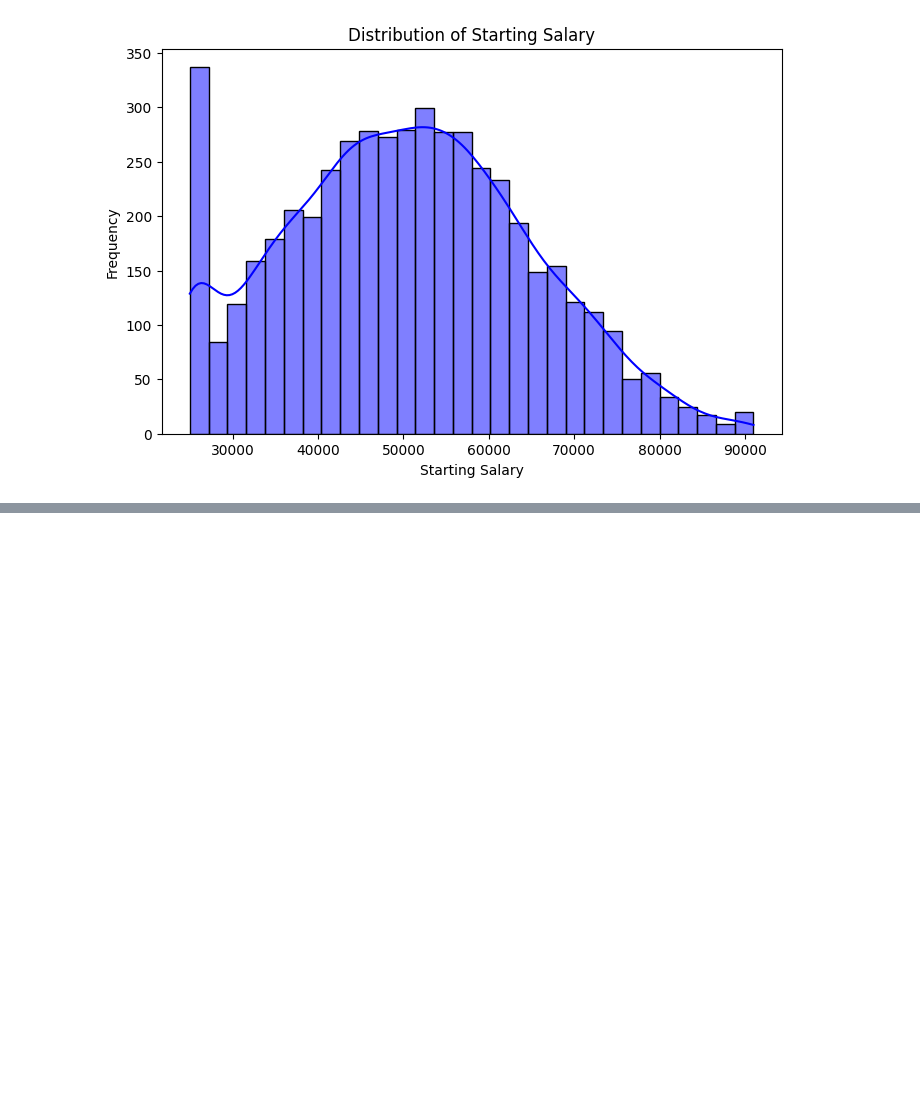
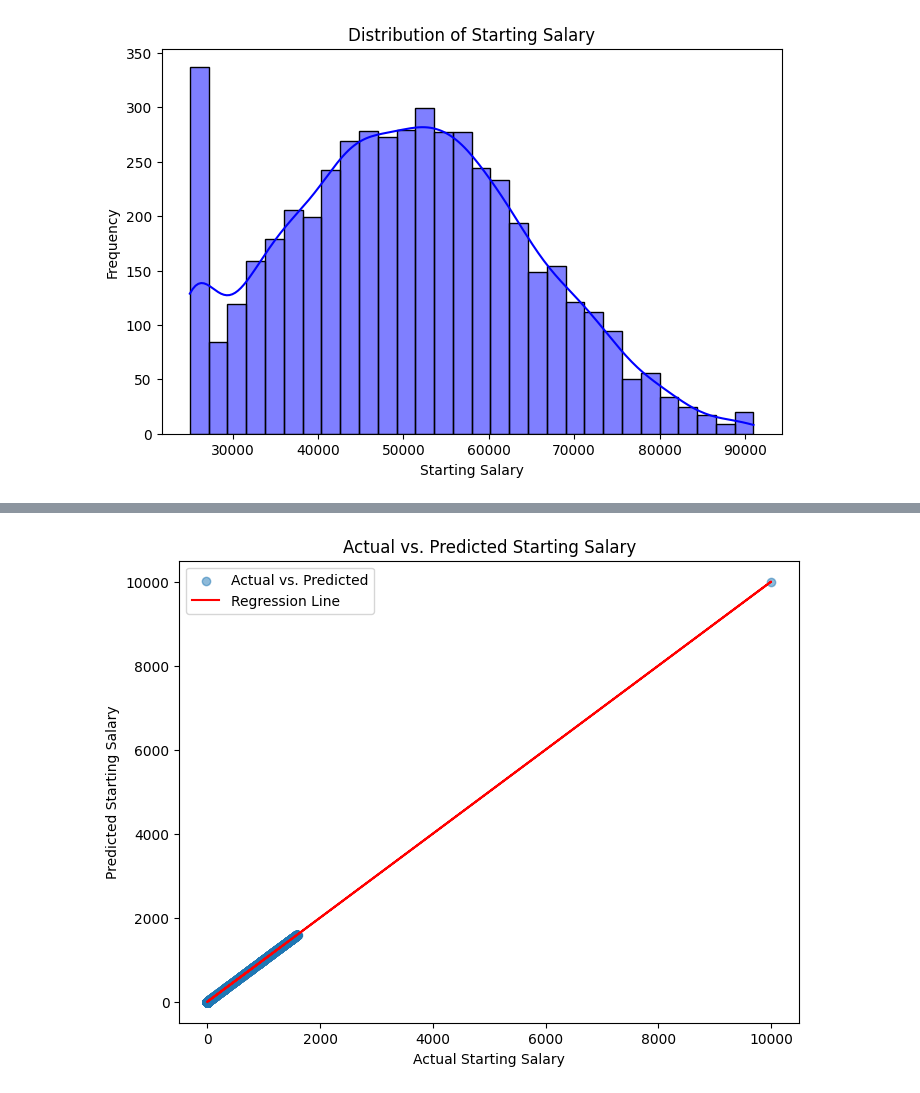
Before and after one commit to Akbarhusain12/Machine_learning, a Jupyter notebook: Practice/Ed & Career/Linear_Regression_Assignment.ipynb, the cells around one changed output, grey strips where cells are left out. Saved outputs shown, nothing was run; the diff lists cells and outputs as text; code cells hidden in the pictures; blank space fills up the shorter version.

```diff
--- a/Practice/Ed & Career/Linear_Regression_Assignment.ipynb
+++ b/Practice/Ed & Career/Linear_Regression_Assignment.ipynb
@@ -165,3 +158,21 @@ X.shape, y.shape
+# %%
+df_cleaned["GPA_Internship_Interaction"] = df_cleaned["University_GPA"] * df_cleaned["Internships_Completed"]
+# %%
+selected_features = ["SAT_Score", "University_Ranking", "University_GPA",
+                     "Internships_Completed", "Projects_Completed", "Job_Offers",
+                     "Years_to_Promotion", "Current_Job_Level", "GPA_Internship_Interaction"]
+X = df_cleaned[selected_features]
+y = df_cleaned["Starting_Salary"]
+
+# One-hot encode categorical variables
+categorical_cols = ["Current_Job_Level"]
+encoder = OneHotEncoder(drop='first', sparse_output=False)
+encoded_cats = encoder.fit_transform(X[categorical_cols])
+encoded_df = pd.DataFrame(encoded_cats, columns=encoder.get_feature_names_out(categorical_cols))
+
+# Drop original categorical columns and concatenate encoded features
+X = X.drop(columns=categorical_cols)
+y = pd.concat([X.reset_index(drop=True), encoded_df], axis=1)
 # %%
 # Apply Standardization
 scaler = StandardScaler()
@@ -203,0 +226,26 @@ R² Score: -0.007526444645238772
+# %%
+import matplotlib.pyplot as plt
+import numpy as np
+
+# Convert to NumPy arrays
+y_test_np = np.array(y_test).flatten()
+y_pred_np = np.array(y_pred).flatten()
+
+# Scatter plot
+plt.figure(figsize=(8, 6))
+plt.scatter(y_test_np, y_pred_np, alpha=0.5, label="Actual vs. Predicted")
+
+# Regression line
+m, b = np.polyfit(y_test_np, y_pred_np, 1)  # Fit line (y = mx + b)
+plt.plot(y_test_np, m * y_test_np + b, color="red", label="Regression Line")
+
+# Labels and title
+plt.xlabel("Actual Starting Salary")
+plt.ylabel("Predicted Starting Salary")
+plt.title("Actual vs. Predicted Starting Salary")
+plt.legend()
+
+# Display plot
+plt.show()
+# %% [output]
+[figure, added]
```
Also changed, not shown: parts of 5 cells of this notebook.
